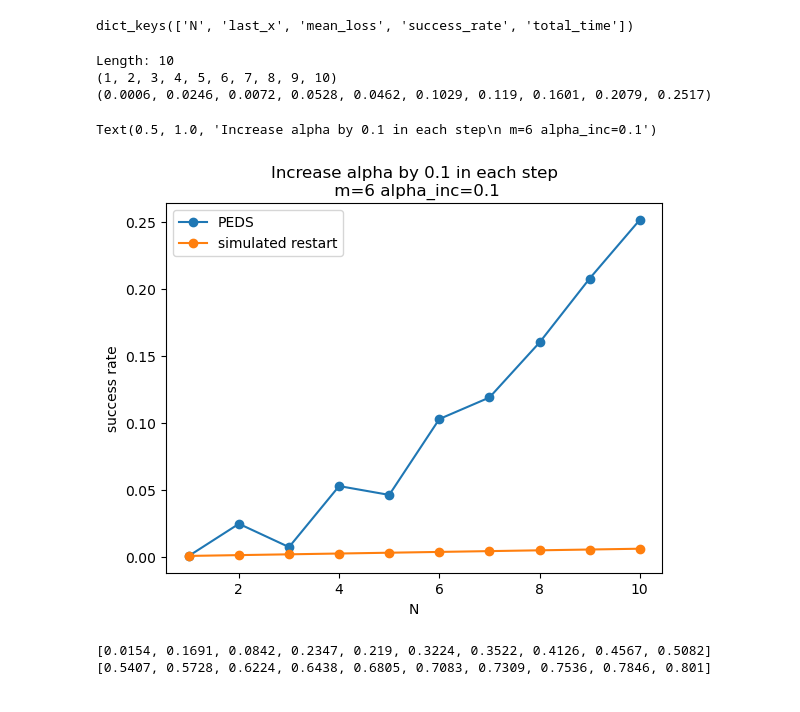
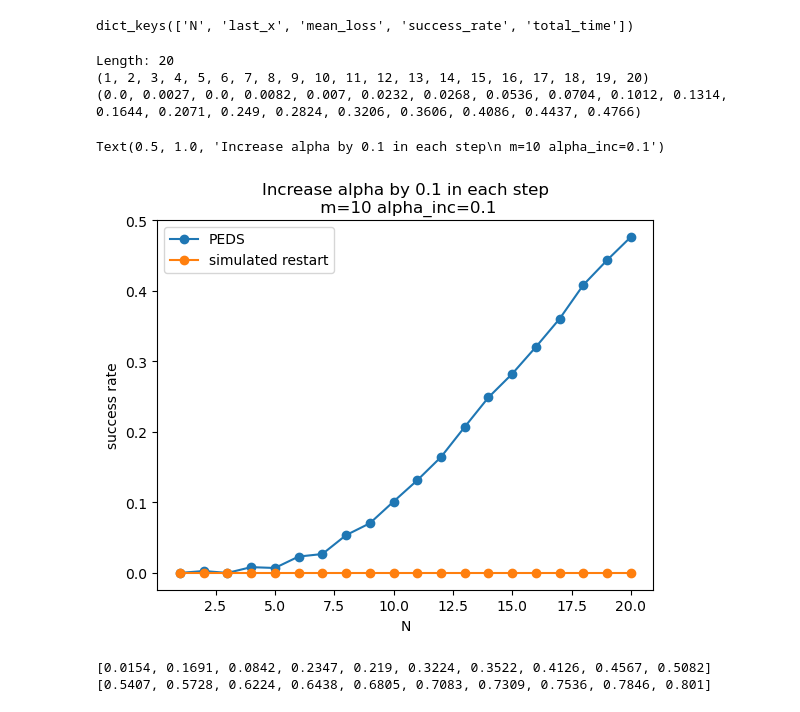
Before and after one commit to charliezchen/SA-PEDS, a Jupyter notebook: optimize_peds.ipynb, the cells around one changed output. Saved outputs shown, nothing was run; the diff lists cells and outputs as text; code cells hidden in the pictures.

Commit message:
Some debugging to find that alpha_inc is not necessary. A larger alpha is all you need

```diff
--- a/optimize_peds.ipynb
+++ b/optimize_peds.ipynb
@@ -341,35 +342,40 @@ def sort_array_based_on_other(array1, array2):
     _, sorted_array1 = zip(*sorted_pairs)  # Unzip the sorted tuples
     return list(sorted_array1)  # Convert the result back to a list
 # %%
-m=6
+m=10
 alpha_inc = 0.1
+shift = 0
 data = []
 for i in range(len(data_list)-1,-1,-1):
     meta = meta_data_list[i]
-    if meta['m'] == m and meta['alpha_inc'] == alpha_inc:
+    if 'shift' not in meta:
+        meta['shift'] = 0
+    if meta['m'] == m and \
+       meta['alpha_inc'] == alpha_inc and \
+       meta['shift'] == shift:
         data += data_list[i]
 print("Length:",len(data))
 
 succ = [d['success_rate'] for d in data]
 X = [d['N'] for d in data]
 zipped = sorted(zip(X, succ))
 X, succ = zip(*zipped)
 print(X)
 print(succ)
 
 simulated_restart = [1 - (1 - succ[0]) ** (N + 1) for N in range(len(succ))]
 plt.plot(X, succ, 'o-', label=f'PEDS')
 plt.plot(X,simulated_restart, 'o-', label=f'simulated restart')
 plt.xlabel("N")
 plt.legend()
 plt.ylabel("success rate")
 plt.title("Increase alpha by 0.1 in each step\n m={} alpha_inc={}".format(m, alpha_inc))
 # %% [output]
-Length: 10
-(1, 2, 3, 4, 5, 6, 7, 8, 9, 10)
-(0.0006, 0.0246, 0.0072, 0.0528, 0.0462, 0.1029, 0.119, 0.1601, 0.2079, 0.2517)
+Length: 20
+(1, 2, 3, 4, 5, 6, 7, 8, 9, 10, 11, 12, 13, 14, 15, 16, 17, 18, 19, 20)
+(0.0, 0.0027, 0.0, 0.0082, 0.007, 0.0232, 0.0268, 0.0536, 0.0704, 0.1012, 0.1314, 0.1644, 0.2071, 0.249, 0.2824, 0.3206, 0.3606, 0.4086, 0.4437, 0.4766)
-Text(0.5, 1.0, 'Increase alpha by 0.1 in each step\n m=6 alpha_inc=0.1')
+Text(0.5, 1.0, 'Increase alpha by 0.1 in each step\n m=10 alpha_inc=0.1')
-[figure, old version]
+[figure, new version]
 # %%
 s
 # %%
```
Also changed, not shown: parts of 2 cells of this notebook, 5 other files.
